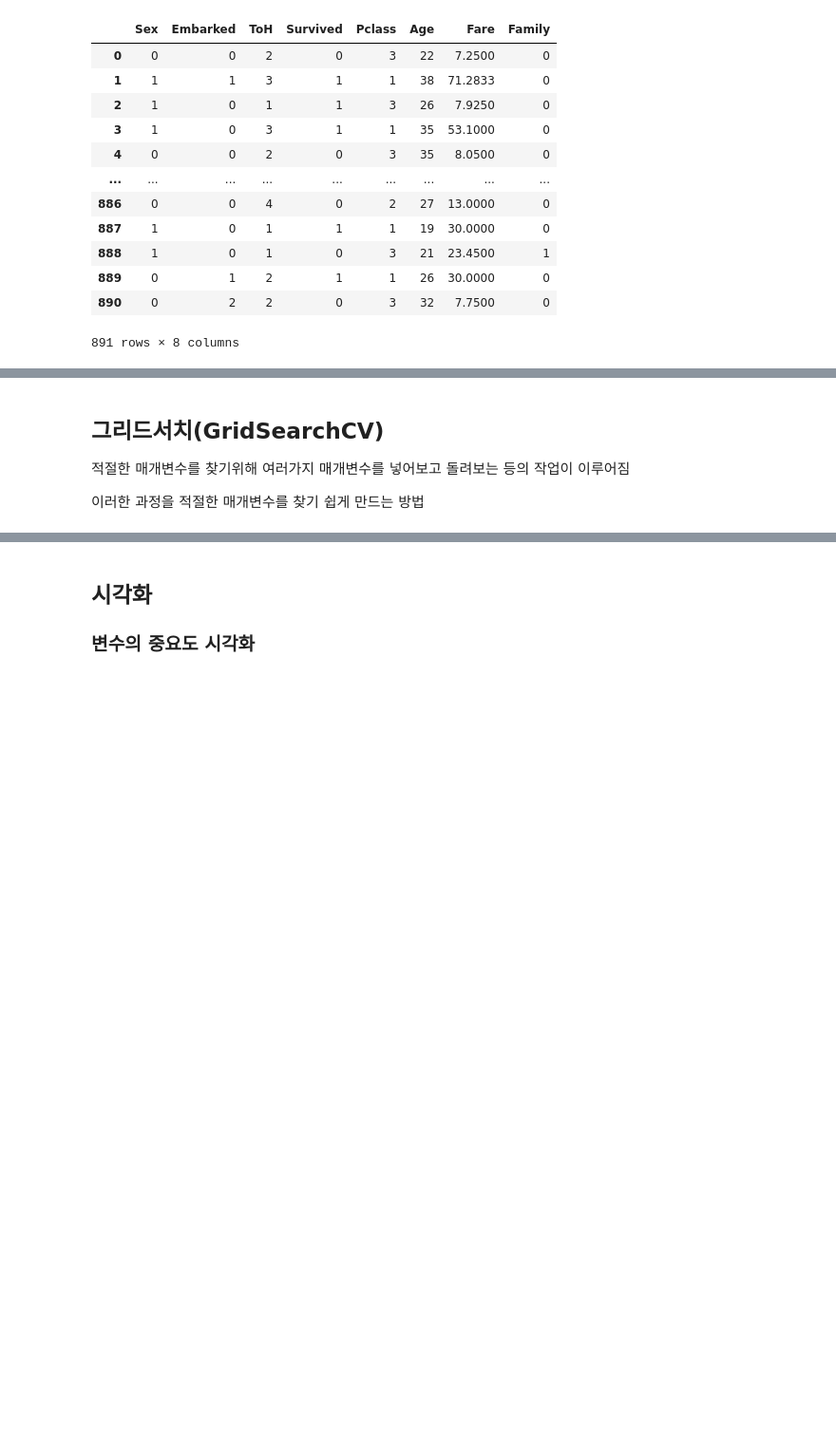
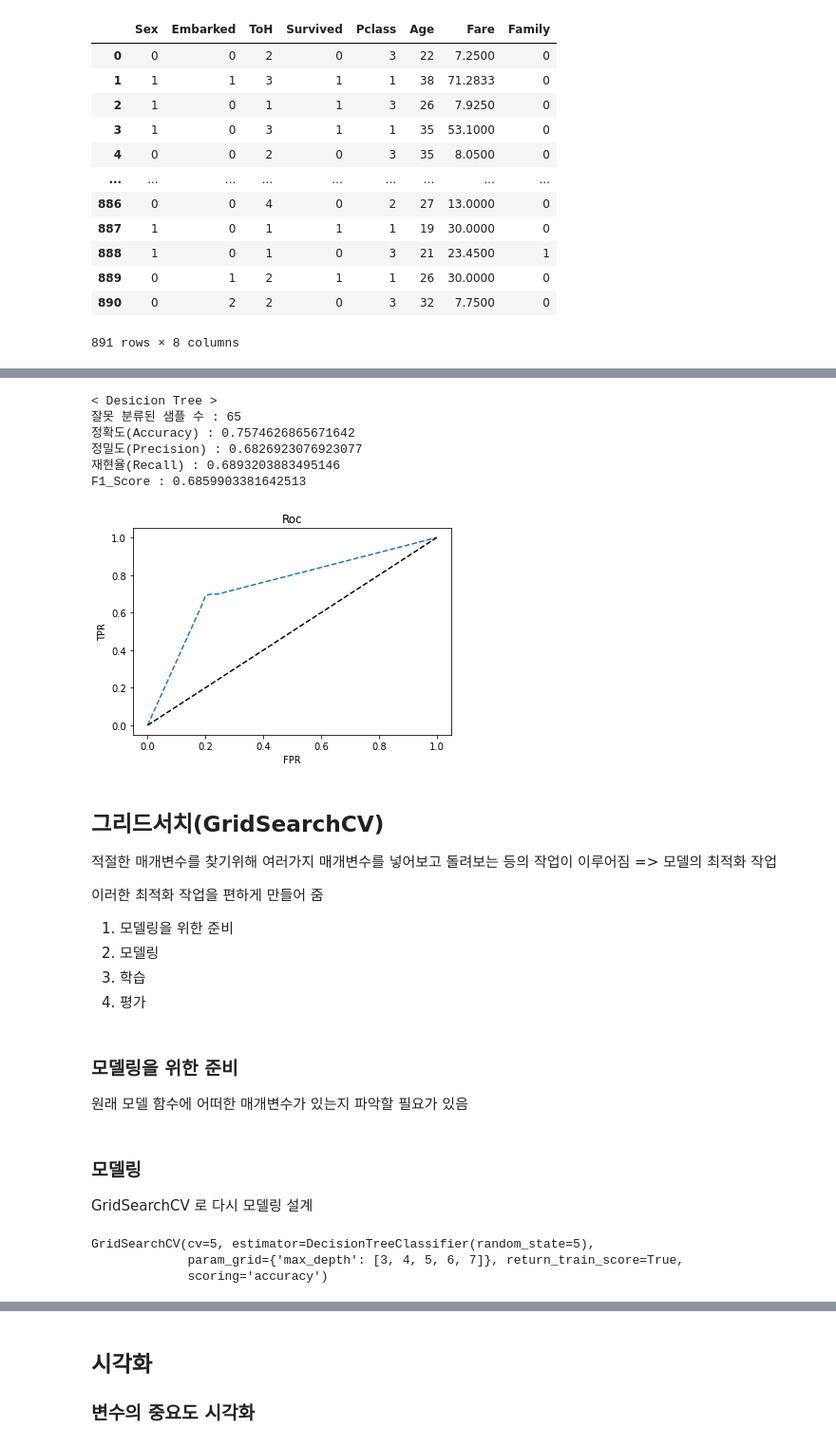
Before and after one commit to ksclown/How-to-use-GUI-in-Colab, a Jupyter notebook: [ML] Decision Tree.ipynb, the cells around one changed output, grey strips where cells are left out. Shown at 95% size. Cells and saved outputs as stored; diff of their text form; code cells hidden in the pictures; blank space fills up the shorter version.

```diff
--- a/[ML] Decision Tree.ipynb
+++ b/[ML] Decision Tree.ipynb
@@ -119,6 +179,44 @@ Test  Set Score1 : 0.7649253731343284
+# %%
+# 직접 확인
+print("< Desicion Tree >")
+print("잘못 분류된 샘플 수 : {}".format((y_pred != Y_test).sum()))
+print("정확도(Accuracy) : {}".format(accuracy_score(Y_test, y_pred)))
+print("정밀도(Precision) : {}".format(precision_score(y_true = Y_test, y_pred = y_pred)))
+print("재현율(Recall) : {}".format(recall_score(y_true = Y_test, y_pred = y_pred)))
+print("F1_Score : {}".format(f1_score(y_true = Y_test, y_pred = y_pred)))
+# %% [output]
+< Desicion Tree >
+잘못 분류된 샘플 수 : 65
+정확도(Accuracy) : 0.7574626865671642
+정밀도(Precision) : 0.6826923076923077
+재현율(Recall) : 0.6893203883495146
+F1_Score : 0.6859903381642513
+# %%
+# Roc 곡선을 위한 변수 생성 #
+fpr, tpr, thresholds = roc_curve(Y_test, dtree_model.predict_proba(X_test)[:, 1])
+
+# Roc 곡선 #
+plt.plot(fpr, tpr, "--")
+plt.plot([0, 1], [0, 1], "k--")
+plt.plot([fpr], [tpr], "r-", ms = 10)
+plt.xlabel("FPR")
+plt.ylabel("TPR")
+plt.title("Roc")
+plt.show()
+# %% [output]
+[figure, added]
 # %% [markdown]
 ## 그리드서치(GridSearchCV)
 
-적절한 매개변수를 찾기위해 여러가지 매개변수를 넣어보고 돌려보는 등의 작업이 이루어짐
+적절한 매개변수를 찾기위해 여러가지 매개변수를 넣어보고 돌려보는 등의 작업이 이루어짐 => 모델의 최적화 작업
 
-이러한 과정을 적절한 매개변수를 찾기 쉽게 만드는 방법
+이러한 최적화 작업을 편하게 만들어 줌
+
+1. 모델링을 위한 준비
+2. 모델링
+3. 학습
+4. 평가
+# %% [markdown]
+### 모델링을 위한 준비
+
+원래 모델 함수에 어떠한 매개변수가 있는지 파악할 필요가 있음
@@ -124,0 +226,15 @@ Test  Set Score1 : 0.7649253731343284
+# %% [markdown]
+### 모델링
+
+GridSearchCV 로 다시 모델링 설계
+# %%
+# 그리드 서치로 모델링
+## GridSearchCV(모델명, param_grid = 미리 선언한 매개변수, scoring = "확인할 평가지표", cv = 교차 검증에서 몇개로 분할되는지 지정, return_train_score = True)
+grid_model = GridSearchCV(dtree_model, param_grid = params, scoring = "accuracy", cv = 5, return_train_score = True)
+
+# 학습
+grid_model.fit(X_train, Y_train)
+# %% [output]
+GridSearchCV(cv=5, estimator=DecisionTreeClassifier(random_state=5),
+             param_grid={'max_depth': [3, 4, 5, 6, 7]}, return_train_score=True,
+             scoring='accuracy')
```
Also changed, not shown: parts of 28 cells of this notebook.
